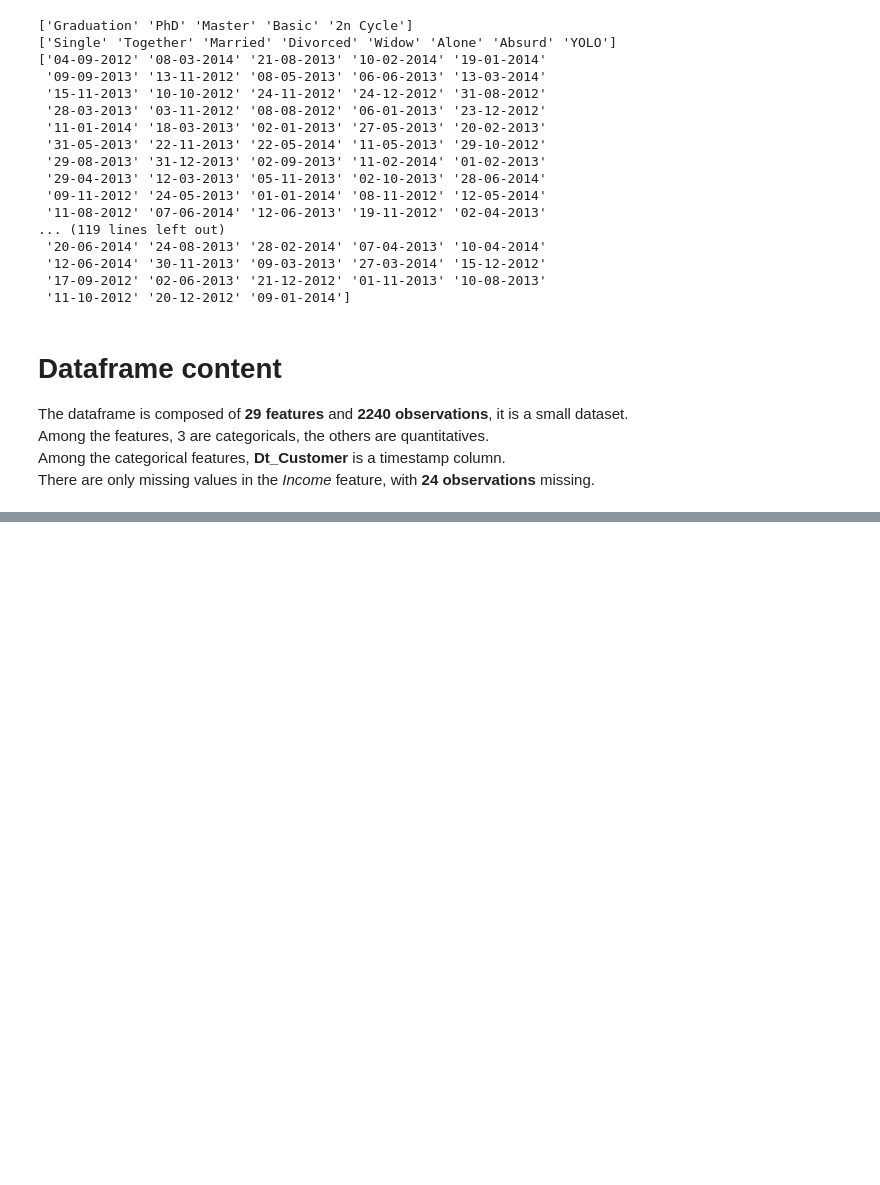
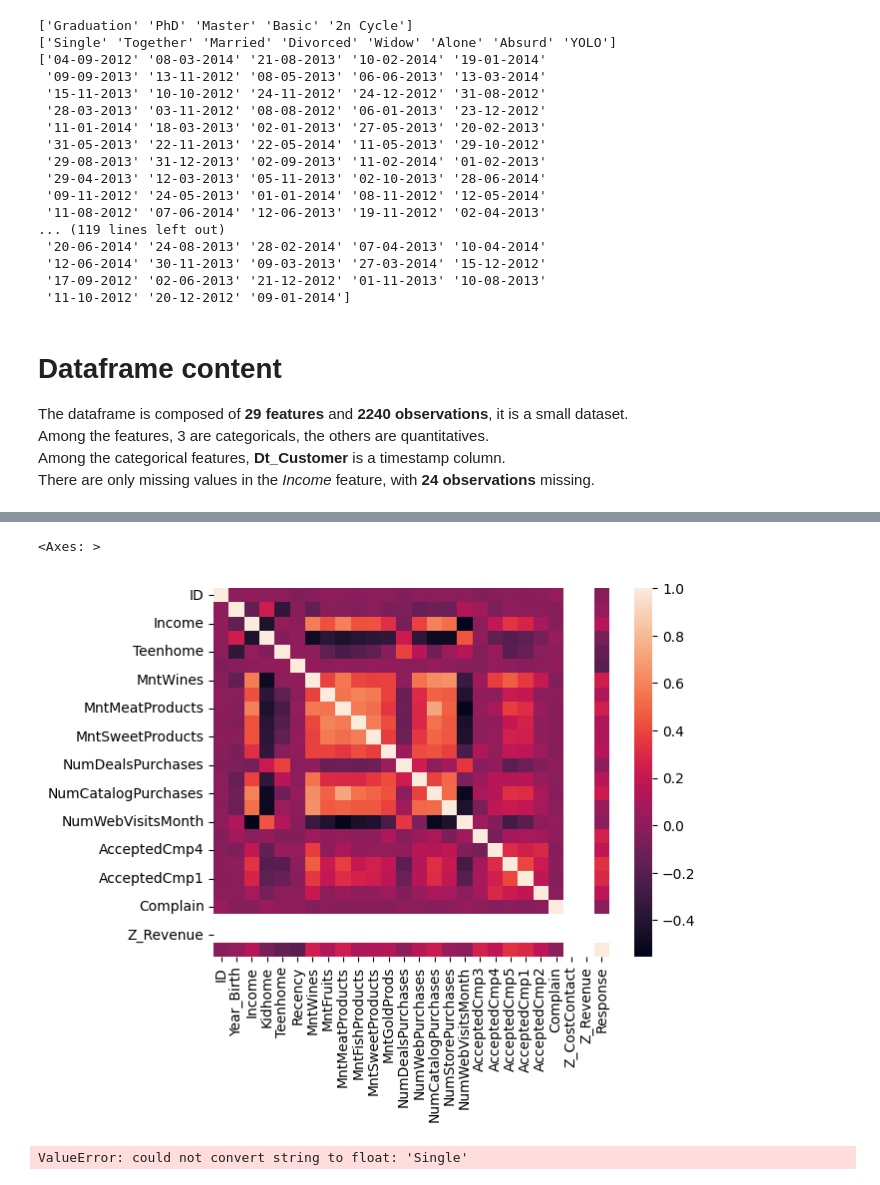
Before and after one commit to antonella-giovannetti/customer-personality-analysis, a Jupyter notebook: analysis/exploratory.ipynb, the cells around one changed output, grey strips where cells are left out. Cells and saved outputs as stored; diff of their text form; code cells hidden in the pictures; blank space fills up the shorter version.

Commit message:
:wip: analyse repartition & correlation

```diff
--- a/analysis/exploratory.ipynb
+++ b/analysis/exploratory.ipynb
@@ -51,0 +103,15 @@ There are only missing values in the *Income* feature, with **24 observations**
+# %%
+from seaborn import heatmap
+
+dataframe_numerical = dataframe[NUMERICAL_COLUMNS]
+dataframe_numerical_matrix = dataframe_numerical.corr()
+heatmap(dataframe_numerical_matrix)
+# %% [output]
+<Axes: >
+[figure, added]
+# %%
+correlation_columns = ['Income', 'MntSweetProducts', 'Marital_Status', 'NumStorePurchases', 'NumWebPurchases']
+dataframe_best_matrix = dataframe[correlation_columns].corr()
+heatmap(dataframe_best_matrix, annot=True)
+# %% [output]
+ValueError: could not convert string to float: 'Single'
```
Also changed, not shown: parts of 14 cells of this notebook, 5 other files.
